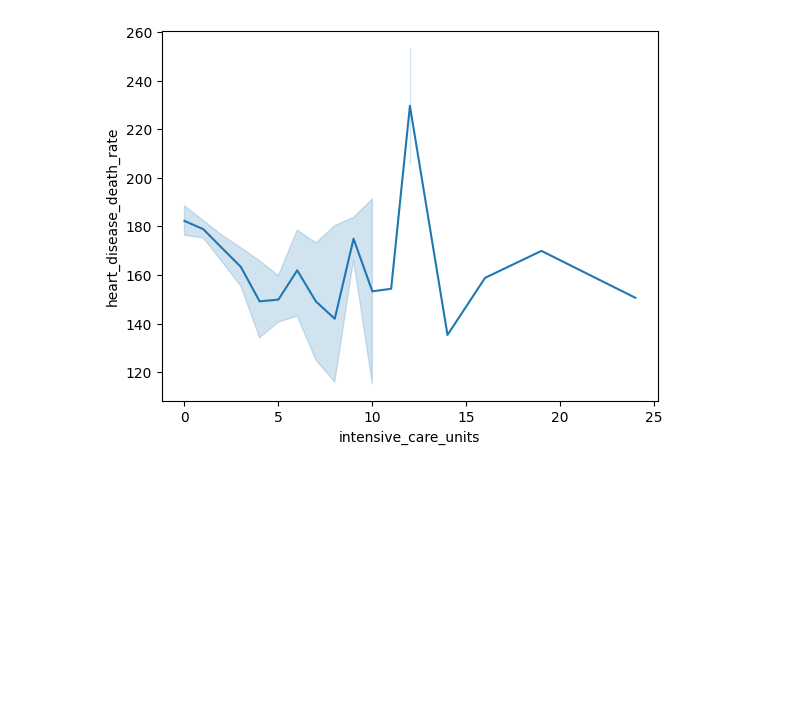
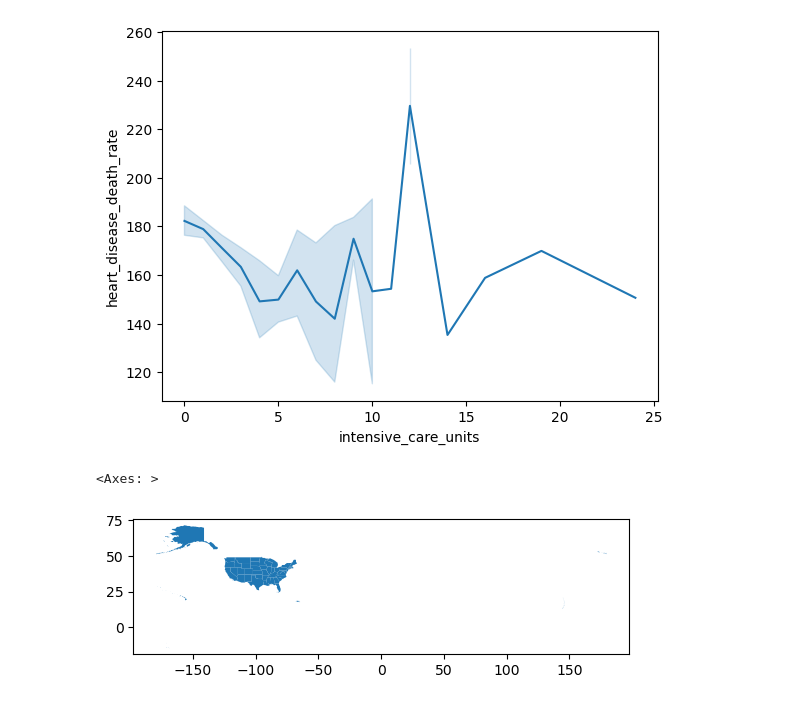
Before and after one commit to kevinwguo/216Project, a Jupyter notebook: Prototype.ipynb, the cells around one changed output. Cells and saved outputs as stored; diff of their text form; code cells hidden in the pictures; blank space fills up the shorter version.

```diff
--- a/Prototype.ipynb
+++ b/Prototype.ipynb
@@ -79,3 +79,12 @@ sns.lineplot(final_df.dropna(), x='intensive_care_units', y='heart_disease_death
 [figure]
 # %%
 sns.boxplot(final_df.dropna(), x='urban_status', y='')
+# %%
+import matplotlib.pyplot as plt
+import geopandas as gpd
+states = gpd.read_file('map/tl_2023_us_state.shp')
+df = states.to_crs("EPSG:4326")
+df.plot()
+# %% [output]
+<Axes: >
+[figure, added]
```
Also changed, not shown: 15 other files.
